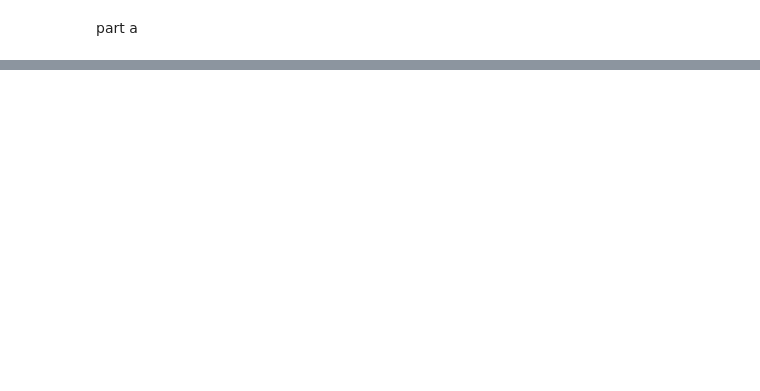
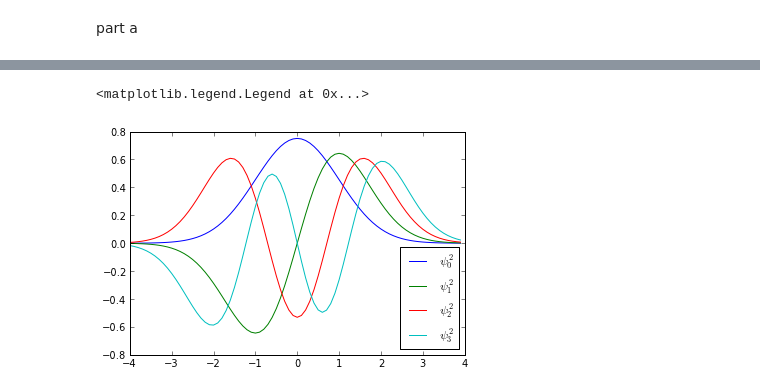
Before and after one commit to jruncoPHYS202/PHYS202-S13, a Jupyter notebook: week5/NumericalIntegration.ipynb, the cells around one changed output, grey strips where cells are left out. Cells and saved outputs as stored; diff of their text form; code cells hidden in the pictures; blank space fills up the shorter version.

```diff
--- a/week5/NumericalIntegration.ipynb
+++ b/week5/NumericalIntegration.ipynb
@@ -38,0 +139,14 @@ part a
+# %%
+x = arange(-4.,4.,0.1)
+def psi(n,x):
+    """the full wave function including H(n,x)"""
+    psi = (1./(((2.**n*math.factorial(n))**.5)*(pi**.25)))*exp(-(x**2.)/2.)*H(n,x)
+    return psi
+plot(x, psi(0,x), label='$\psi_0^2$')
+plot(x, psi(1,x), label='$\psi_1^2$')
+plot(x, psi(2,x), label='$\psi_2^2$')
+plot(x, psi(3,x), label='$\psi_3^2$')
+legend(loc = 'lower right')
+# %% [output]
+<matplotlib.legend.Legend at 0x...>
+[figure, added]
```
Also changed, not shown: parts of 34 cells of this notebook.
